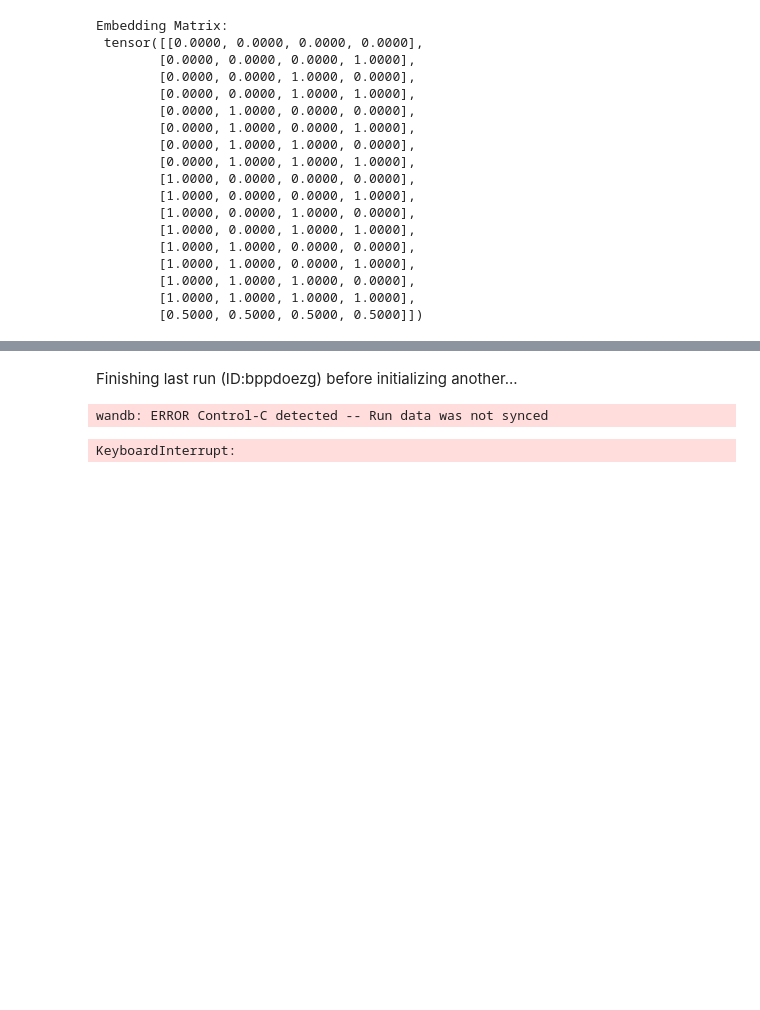
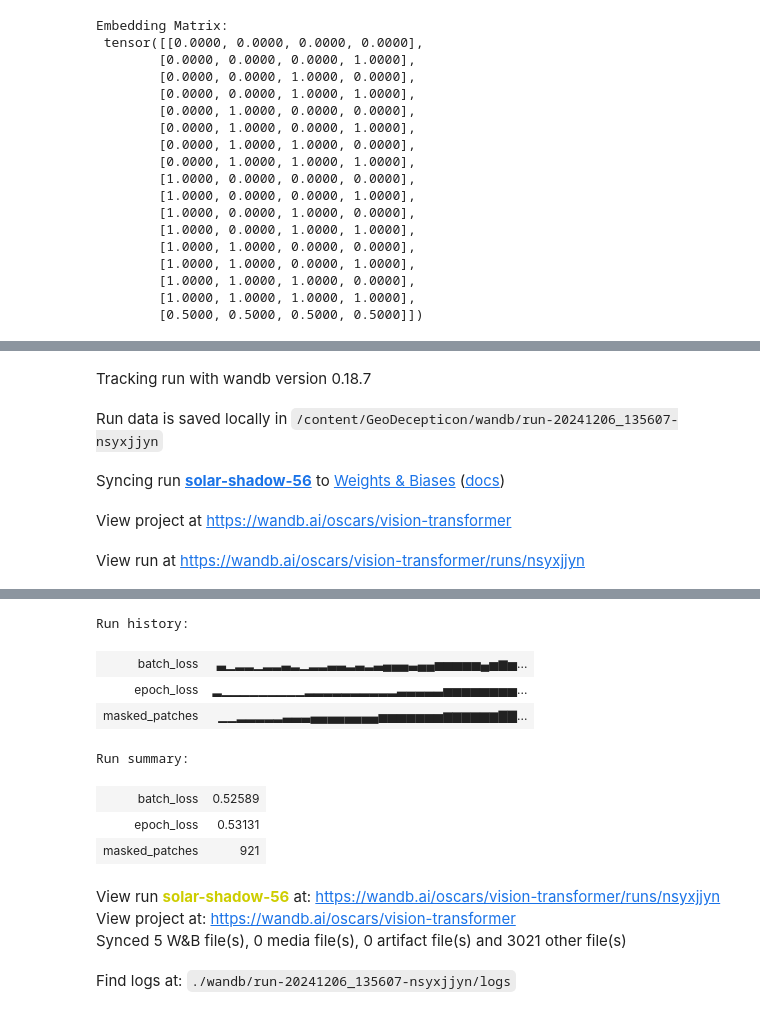
Before and after one commit to OscarOvanger/GeoDecepticon, a Jupyter notebook: training_notebook.ipynb, the cells around one changed output, grey strips where cells are left out. Cells and saved outputs as stored; diff of their text form; code cells hidden in the pictures; blank space fills up the shorter version.

```diff
--- a/training_notebook.ipynb
+++ b/training_notebook.ipynb
@@ -204,7 +203,8 @@ wandb.init(
     },
 )
 
-
+reconstructed_images = []
+original_images = []
 # Directory to save checkpoints
 os.makedirs("checkpoints", exist_ok=True)
 maskings = y
@@ -247,7 +247,6 @@ for epoch in range(num_epochs):
         masked_patch_indices = patch_indices[indices[0], indices[1]]  # Extracts all True-index patch indices
         # Reshape to [batch_size, num_masked_patches, num_classes]
         masked_logits = masked_logits.view(batch_size, current_num_mask, -1)  # (batch_size, current_num_mask, num_tokens-1)
-
         masked_patch_indices = masked_patch_indices.view(batch_size, current_num_mask) #(batch_size, current_num_mask)
 
         #Compute logits
@@ -265,34 +264,35 @@ for epoch in range(num_epochs):
 
         # Visualization for the first batch in the epoch
         if batch_idx == 0:
-            with torch.no_grad():
-                # Initialize predicted_indices with original patch indices
-                predicted_indices = patch_indices.cpu()[0].clone()  # (max_patches)
+          with torch.no_grad():
+              # Initialize predicted_indices with original patch indices
+              predicted_indices = patch_indices.cpu()[0].clone()
 
-                # Predict only the masked indices
-                masked_predictions = torch.argmax(masked_logits, dim=-1).cpu()  # Shape: [batch_size, current_num_mask]
-                predicted_indices[mask[0]] = masked_predictions[0]  # (current_num_masked)
+              # Predict only the masked indices
+              masked_predictions = torch.argmax(masked_logits, dim=-1).cpu()  # Shape: [batch_size, current_num_mask]
+              predicted_indices[mask[0]] = masked_predictions[0]  # Update only masked indices
 
-                # Reconstruct images
-                reconstructed_image = reconstruct_image_from_patches(predicted_indices)
-
-                # Prepare masked image for visualization
-                visualized_masked_patches = masked_patches.cpu()[0].clone()
-                visualized_masked_patches[visualized_masked_patches == num_tokens - 1] = -1
-                masked_image = reconstruct_image_from_patches(visualized_masked_patches)
-
-                # Log visualizations to W&B
-                wandb.log({
-                    "Original Image": wandb.Image(
-                        reconstruct_image_from_patches(patch_indices.cpu()[0])
-                    ),
-                    "Masked Image": wandb.Image(masked_image, caption="Masked Image"),
-                    "Reconstructed Image": wandb.Image(
-                        reconstructed_image, caption="Reconstructed Image"
-                    ),
-                })
+              # Reconstruct images
+              reconstructed_image = reconstruct_image_from_patches(predicted_indices)
+              reconstructed_images.append(reconstructed_image)
+              original_images.append(reconstruct_image_from_patches(patch_indices.cpu()[0]))
 
 
+              # Prepare masked image for visualization
+              visualized_masked_patches = masked_patches.cpu()[0].clone()
+              visualized_masked_patches[visualized_masked_patches == num_tokens - 1] = -1
+              masked_image = reconstruct_image_from_patches(visualized_masked_patches)
+
+              # Log visualizations to wandb
+              wandb.log({
+                  "Original Image": wandb.Image(
+                      reconstruct_image_from_patches(patch_indices.cpu()[0])
+                  ),
+                  "Masked Image": wandb.Image(masked_image, caption="Masked Image"),
+                  "Reconstructed Image": wandb.Image(
+                      reconstructed_image, caption="Reconstructed Image"
+                  ),
+              })
 
     avg_loss = total_loss / len(dataloader)
     print(f"Epoch [{epoch+1}/{num_epochs}] completed. Average Loss: {avg_loss:.4f}")
@@ -321,3 +321,8 @@ wandb.save("vision_transformer_final_balanced.pth")
 print("Final model saved as 'vision_transformer_final_balanced.pth'.")
 wandb.finish()
 # %% [output]
+Tracking run with wandb version 0.18.7
+Run data is saved locally in /content/GeoDecepticon/wandb/run-20241206_135607-nsyxjjyn
+Syncing run solar-shadow-56 to Weights & Biases (docs)
+View project at https://wandb.ai/oscars/vision-transformer
+View run at https://wandb.ai/oscars/vision-transformer/runs/nsyxjjyn
@@ -325,3 +346,12 @@ wandb: WARNING Calling wandb.login() after wandb.init() has no effect.
-Finishing last run (ID:bppdoezg) before initializing another...
-wandb: ERROR Control-C detected -- Run data was not synced
+Run history:
+| batch_loss | ▃▁▂▂▁▂▂▃▂▁▂▂▃▃▂▃▂▃▄▄▄▃▄▄▅▅▅▅▅▄▅▆▅... |
+| epoch_loss | ▂▁▁▁▁▁▁▁▁▁▂▂▂▂▂▂▂▂▂▂▃▃▃▃▃▅▅▅▅▅▅▅▅... |
+| masked_patches | ▁▁▂▂▂▂▂▃▃▃▄▄▄▄▄▄▄▄▅▅▅▅▅▅▅▆▆▆▆▆▆▇▇... |
-KeyboardInterrupt:
+Run summary:
+| batch_loss | 0.52589 |
+| epoch_loss | 0.53131 |
+| masked_patches | 921 |
+View run solar-shadow-56 at: https://wandb.ai/oscars/vision-transformer/runs/nsyxjjyn
+View project at: https://wandb.ai/oscars/vision-transformer
+Synced 5 W&B file(s), 0 media file(s), 0 artifact file(s) and 3021 other file(s)
+Find logs at: ./wandb/run-20241206_135607-nsyxjjyn/logs
```
Also changed, not shown: parts of 4 cells of this notebook.
